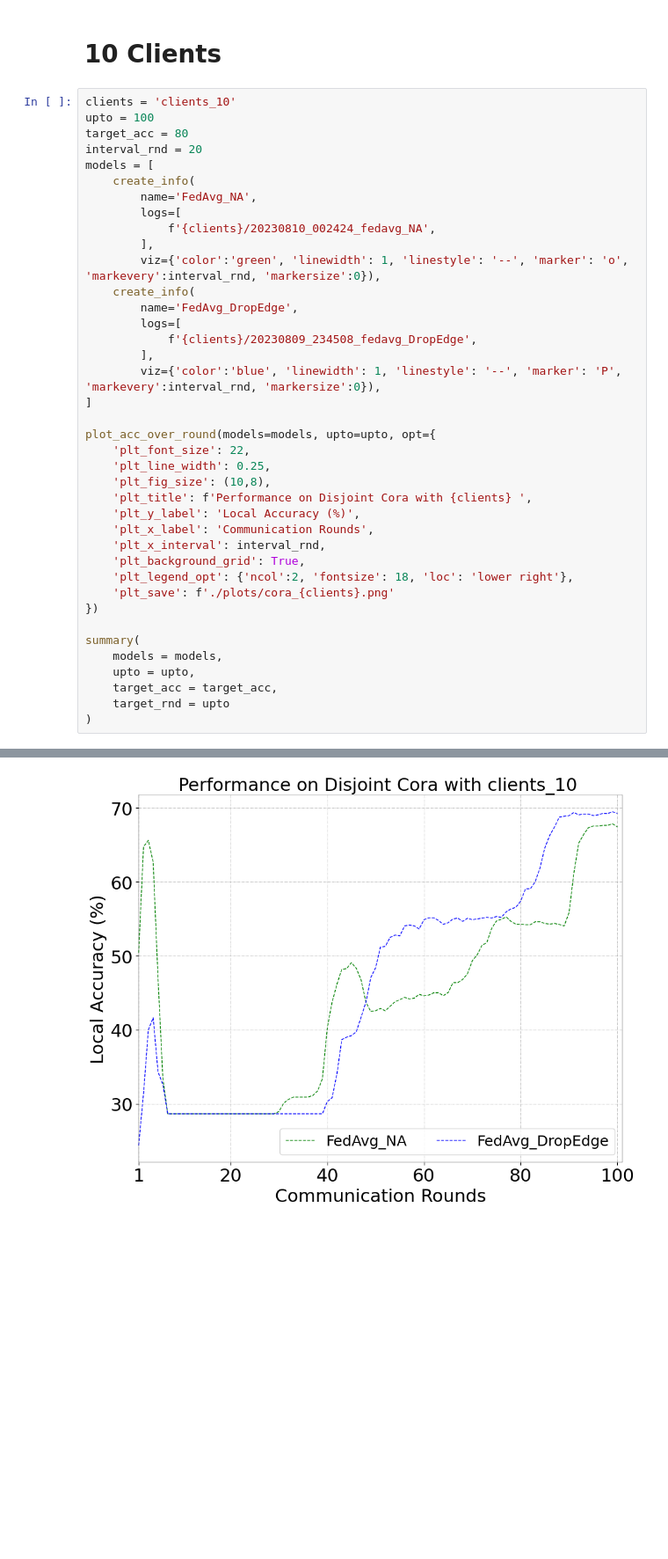
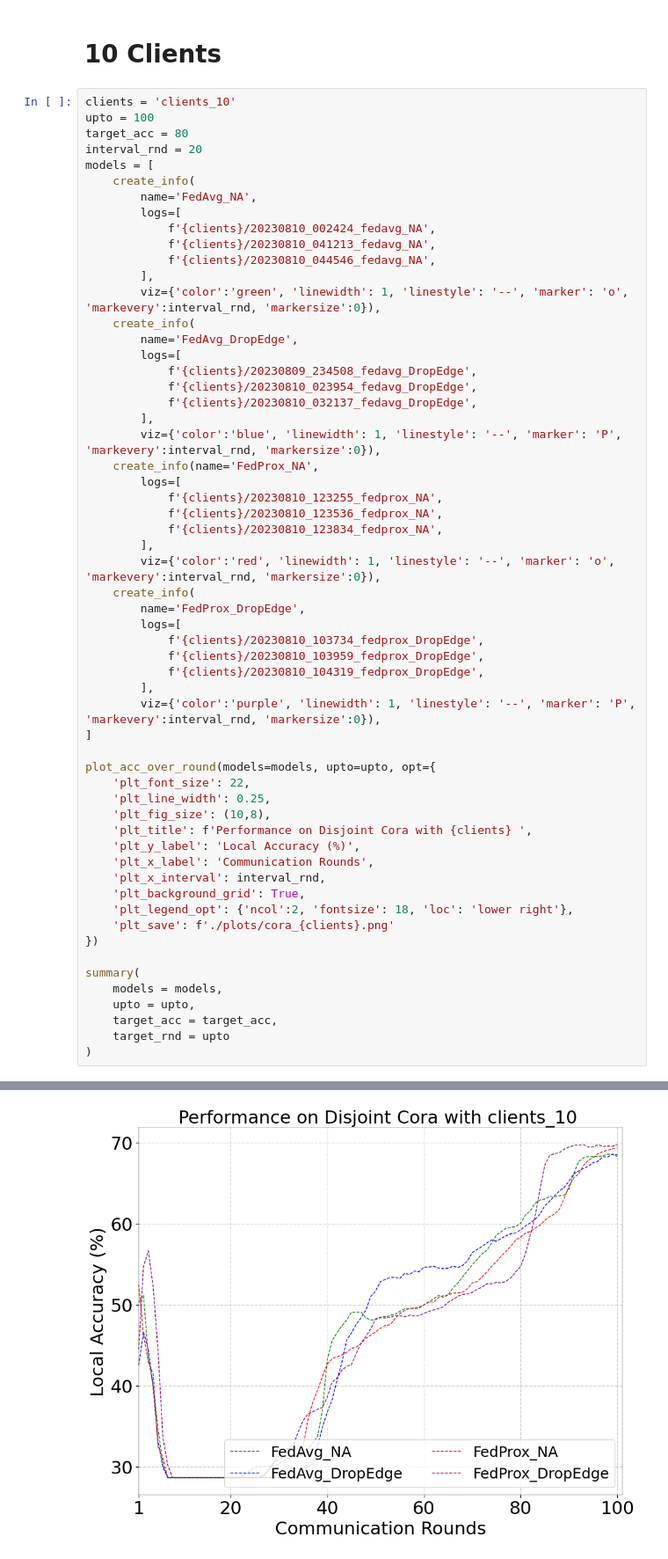
Before and after one commit to Oxfordblue7/FedGrAINS, a Jupyter notebook: evaluations/fedprox_dropedge_analysis.ipynb, the cells around one changed output, grey strips where cells are left out. Shown at 88% size. Drawn from its saved outputs; the diff is of its cells as text; blank space fills up the shorter version.

```diff
--- a/evaluations/fedprox_dropedge_analysis.ipynb
+++ b/evaluations/fedprox_dropedge_analysis.ipynb
@@ -84,35 +96,54 @@ models = [
         name='FedAvg_NA',
         logs=[
             f'{clients}/20230810_002424_fedavg_NA',
+            f'{clients}/20230810_041213_fedavg_NA',
+            f'{clients}/20230810_044546_fedavg_NA',
         ],
         viz={'color':'green', 'linewidth': 1, 'linestyle': '--', 'marker': 'o', 'markevery':interval_rnd, 'markersize':0}),
     create_info(
         name='FedAvg_DropEdge',
         logs=[
             f'{clients}/20230809_234508_fedavg_DropEdge',
+            f'{clients}/20230810_023954_fedavg_DropEdge',
+            f'{clients}/20230810_032137_fedavg_DropEdge',
         ],
         viz={'color':'blue', 'linewidth': 1, 'linestyle': '--', 'marker': 'P', 'markevery':interval_rnd, 'markersize':0}),
+    create_info(name='FedProx_NA',
+        logs=[
+            f'{clients}/20230810_123255_fedprox_NA',
+            f'{clients}/20230810_123536_fedprox_NA',
+            f'{clients}/20230810_123834_fedprox_NA',
+        ],
+        viz={'color':'red', 'linewidth': 1, 'linestyle': '--', 'marker': 'o', 'markevery':interval_rnd, 'markersize':0}),
+    create_info(
+        name='FedProx_DropEdge',
+        logs=[
+            f'{clients}/20230810_103734_fedprox_DropEdge',
+            f'{clients}/20230810_103959_fedprox_DropEdge',
+            f'{clients}/20230810_104319_fedprox_DropEdge',
+        ],
+        viz={'color':'purple', 'linewidth': 1, 'linestyle': '--', 'marker': 'P', 'markevery':interval_rnd, 'markersize':0}),
 ]
 
 plot_acc_over_round(models=models, upto=upto, opt={
     'plt_font_size': 22,
     'plt_line_width': 0.25,
     'plt_fig_size': (10,8),
     'plt_title': f'Performance on Disjoint Cora with {clients} ',
     'plt_y_label': 'Local Accuracy (%)',
     'plt_x_label': 'Communication Rounds',
     'plt_x_interval': interval_rnd,
     'plt_background_grid': True,
     'plt_legend_opt': {'ncol':2, 'fontsize': 18, 'loc': 'lower right'},
     'plt_save': f'./plots/cora_{clients}.png'
 })
 
 summary(
     models = models,
     upto = upto,
     target_acc = target_acc,
     target_rnd = upto
 )
 # %% [output]
 FileNotFoundError: [Errno 2] No such file or directory: './plots/cora_clients_10.png'
-[figure, old version]
+[figure, new version]
```
Also changed, not shown: parts of 4 cells of this notebook, 5 other files.
